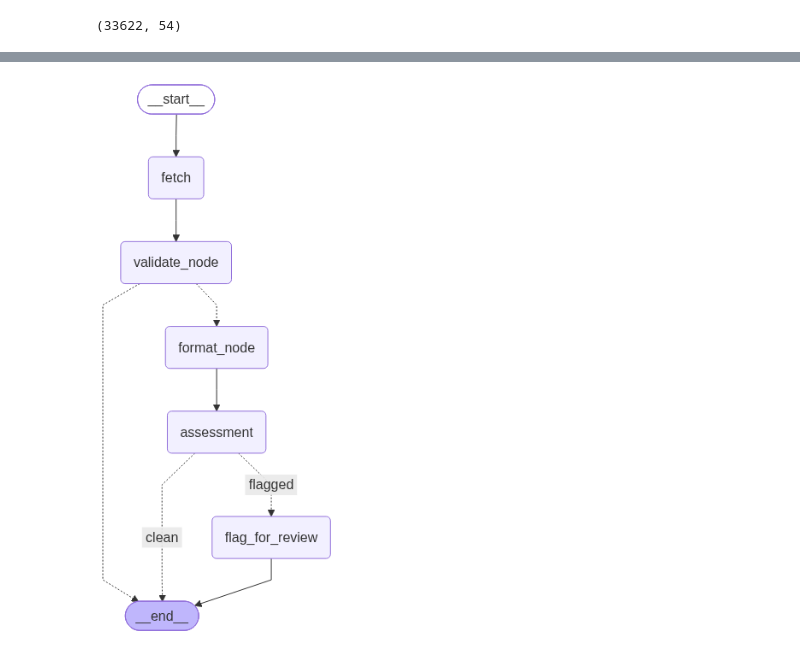
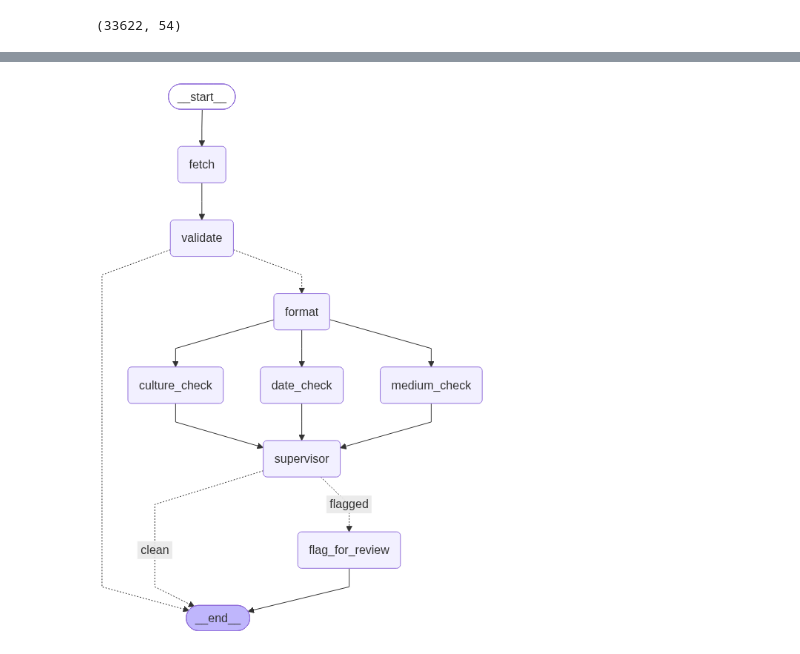
Before and after one commit to tastymrchef/Atelier, a Jupyter notebook: scripts/inspect_raw.ipynb, the cells around one changed output, grey strips where cells are left out. Saved outputs shown, nothing was run; the diff lists cells and outputs as text; code cells hidden in the pictures.

Commit message:
added multi agents and Human in Loop to the Workflow

```diff
--- a/scripts/inspect_raw.ipynb
+++ b/scripts/inspect_raw.ipynb
@@ -150,12 +152,14 @@ Object 35971: routing -> flagged
 # %%
 from dotenv import load_dotenv
 
 import sys
 sys.path.append("..")
 load_dotenv()
 
 from src.workflow import dossier_graph
 
-dossier_graph
+from multiagent_workflow import multi_agent_graph
+
+multi_agent_graph
 # %% [output]
-[figure, old version]
+[figure, new version]
```
Also changed, not shown: parts of 12 cells of this notebook, 2 other files.
